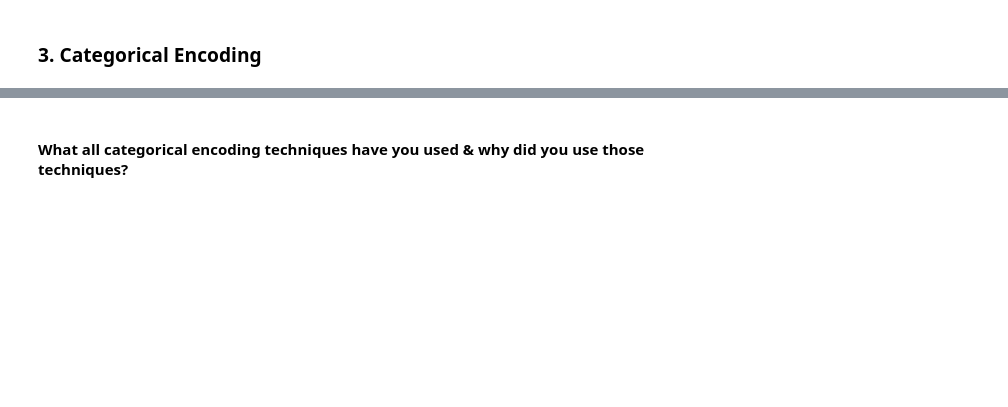
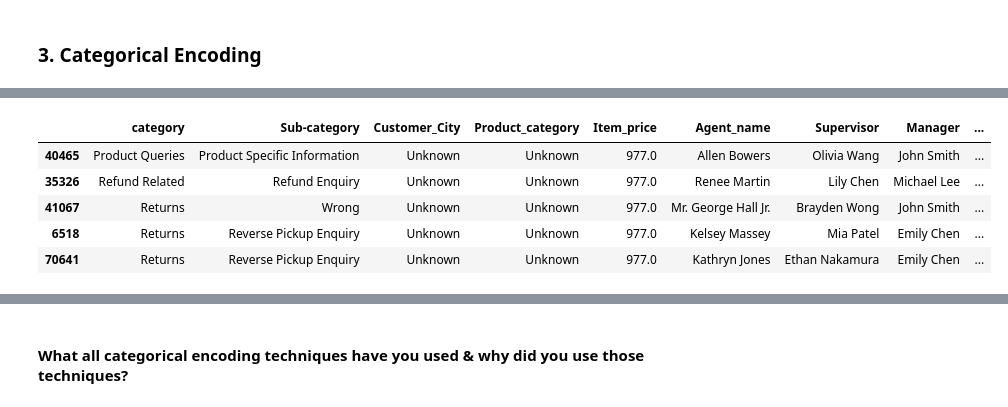
Before and after one commit to Shuvam-2000/Classification-Flipkart-Customer-Service-Satisfaction, a Jupyter notebook: Classification_Flipkart_Customer_Service_Satisfaction.ipynb, the cells around one changed output, grey strips where cells are left out. Saved outputs shown, nothing was run; the diff lists cells and outputs as text; code cells hidden in the pictures; blank space fills up the shorter version.

```diff
--- a/Classification_Flipkart_Customer_Service_Satisfaction.ipynb
+++ b/Classification_Flipkart_Customer_Service_Satisfaction.ipynb
@@ -2434,0 +2626,15 @@ Answer Here.
+# %%
+# remove original column and add encoded column to train and test data
+
+# join train data
+X_train = X_train.drop(columns=['channel_name']).join(
+    channel_train_encoded
+)
+
+# join test data
+X_test = X_test.drop(columns=['channel_name']).join(
+    channel_test_encoded
+)
+
+print("X_train shape:", X_train.shape)
+print("X_test shape:", X_test.shape)
@@ -2434,0 +2664,9 @@ Answer Here.
+# %%
+X_train.head(5)
+# %% [output]
+|  | category | Sub-category | Customer_City | Product_category | Item_price | Agent_name | Supervisor | Manager | ... |
+| 40465 | Product Queries | Product Specific Information | Unknown | Unknown | 977.0 | Allen Bowers | Olivia Wang | John Smith | ... |
+| 35326 | Refund Related | Refund Enquiry | Unknown | Unknown | 977.0 | Renee Martin | Lily Chen | Michael Lee | ... |
+| 41067 | Returns | Wrong | Unknown | Unknown | 977.0 | Mr. George Hall Jr. | Brayden Wong | John Smith | ... |
+| 6518 | Returns | Reverse Pickup Enquiry | Unknown | Unknown | 977.0 | Kelsey Massey | Mia Patel | Emily Chen | ... |
+| 70641 | Returns | Reverse Pickup Enquiry | Unknown | Unknown | 977.0 | Kathryn Jones | Ethan Nakamura | Emily Chen | ... |
```
Also changed, not shown: parts of 88 cells of this notebook.
